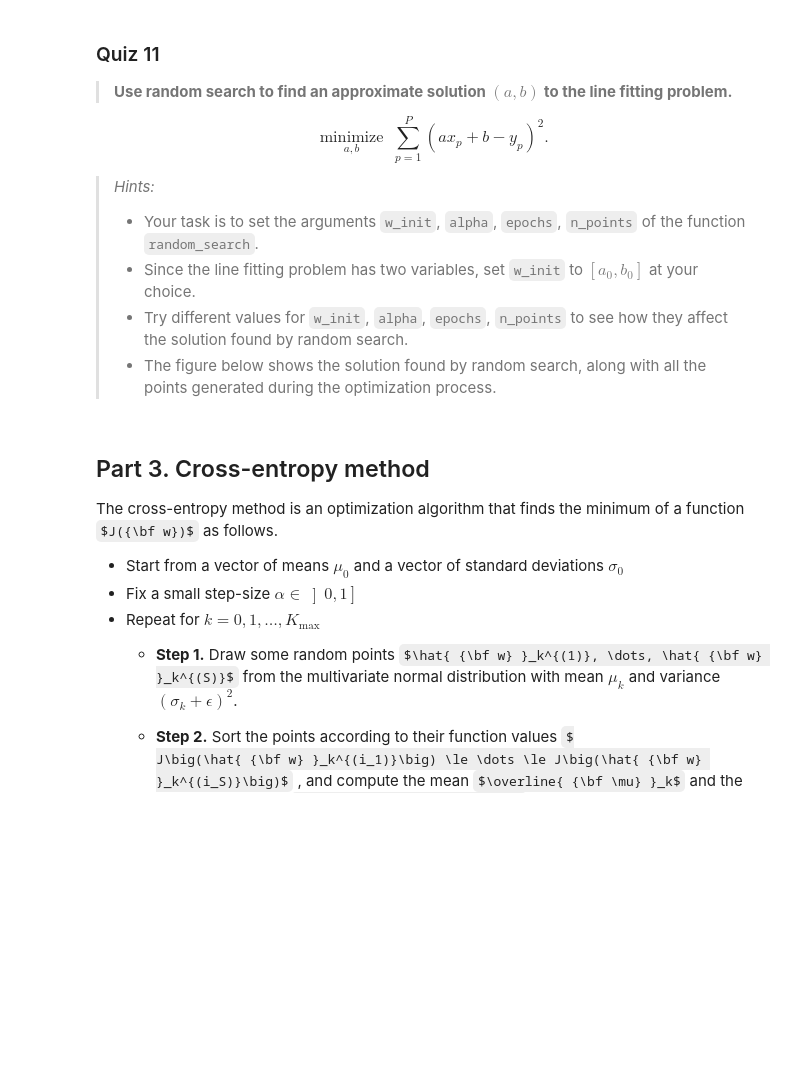
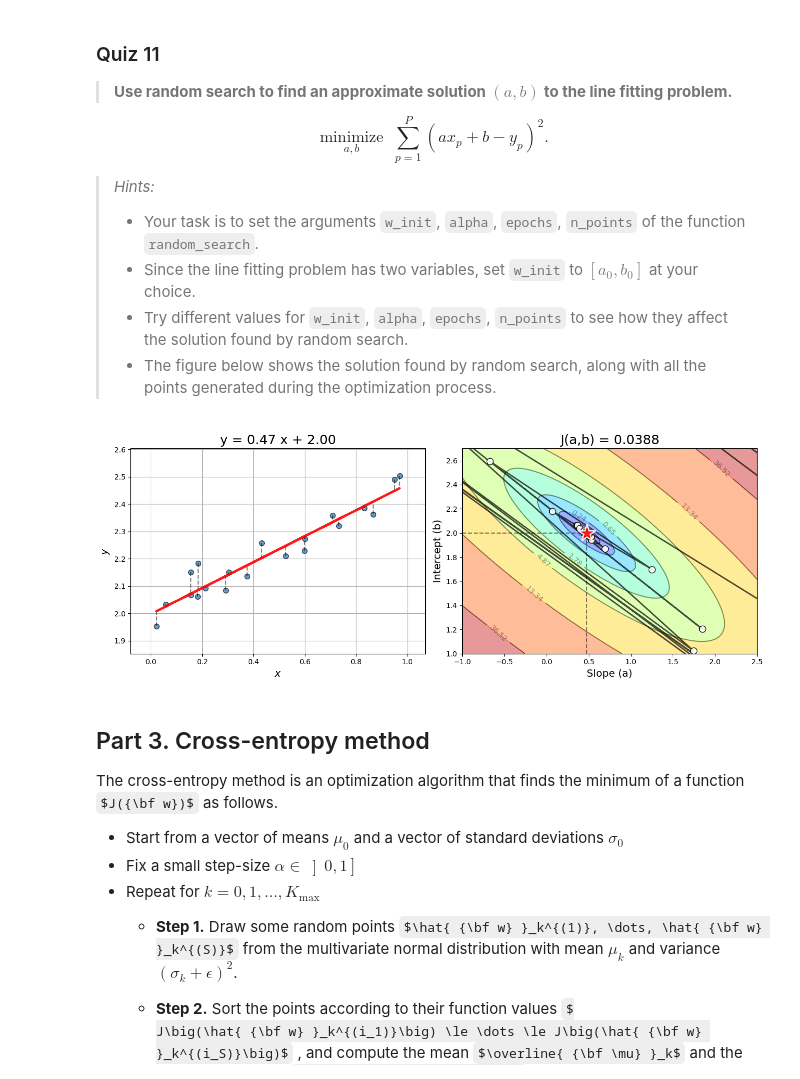
Before and after one commit to Aubert-Antoine/IGI-3013-Optimisation-et-introduction-IA, a Jupyter notebook: LAB02/lab02.ipynb, the cells around one changed output. Cells and saved outputs as stored; diff of their text form; code cells hidden in the pictures; some formulas as TeX source; blank space fills up the shorter version.

```diff
--- a/LAB02/lab02.ipynb
+++ b/LAB02/lab02.ipynb
@@ -681,8 +734,8 @@ directions = np.array([[ 1,  0],
                        [ 1/np.sqrt(2), 1/np.sqrt(2)],
                        [-1/np.sqrt(2), 1/np.sqrt(2)]])
 
-w_all = None # YOUR CODE HERE
-costs = None # YOUR CODE HERE
-min_idx = None # YOUR CODE HERE
+w_all = w+alpha*directions
+costs =  [cost_fun(ws) for ws in w_all]
+min_idx = np.argmin(costs)
 # %%
 ok.grade("circle_updates");
@@ -748,38 +810,38 @@ def random_search(cost_fun, w_init, alpha, epochs, n_points):
     for k in range(epochs):
 
         # Create a random matrix of shape (n_points, w.size) from the normal distribution
-        directions = None # YOUR CODE HERE
+        directions = np.random.randn(n_points, w.size)
 
         # Divide each row of 'directions' by its norm
-        directions = None # YOUR CODE HERE
+        directions = directions/np.linalg.norm(directions, axis=1, keepdims=True)
 
         # Compute 'w + alpha * d' for every row of 'directions'
-        w_all = None # YOUR CODE HERE
+        w_all = w+alpha*directions
 
         # Apply 'cost_fun' of each row of 'w_all'
-        costs = None # YOUR CODE HERE
+        costs = [cost_fun(ws) for ws in w_all]
 
         # Find the index of the smallest element of 'costs'
-        min_idx = None # YOUR CODE HERE
+        min_idx = np.argmin(costs)
 
         # Update the current point
         if costs[min_idx] < J:
 
             # Select the element of 'costs' at position 'min_idx'
-            J = None # YOUR CODE HERE
+            J = costs[min_idx]
 
             # Select the row of 'w_all' at position 'min_idx'
-            w = None # YOUR CODE HERE
+            w = w_all[min_idx]
 
             # Multiply the step-size by '1.5'
-            alpha = None # YOUR CODE HERE
+            alpha = alpha*1.5
 
             history.append(w)
 
         else:
 
             # Divide the step-size by '1.5**0.25'
-            alpha = None # YOUR CODE HERE
+            alpha = alpha/(1.5**0.25)
 
     return w, np.stack(history)
 # %%
@@ -799,27 +870,29 @@ $$ \operatorname*{minimize}_{a,b}\; \sum_{p=1}^P (a x_p + b - y_p)^2. $$
 # %%
 # Data for the line fitting problem (blue points in the figure above)
 x, y = generate_points()
 
 # Cost function (with 'x' and 'y' used as data)
 cost_fun = lambda w: sse_cost(w, x, y)
 
 # Initial point
-w_init = None # YOUR CODE HERE
+w_init = [-30,30]
 
 # Step-size
-alpha = None # YOUR CODE HERE
+alpha = 100
 
 # Number of iterations
-epochs = None # YOUR CODE HERE
+epochs = 5000
 
 # Number of directions to search
-n_points = None # YOUR CODE HERE
+n_points = 15
 
 # Optimization
 w, history = random_search(cost_fun, w_init, alpha, epochs, n_points)
 
 # Visualization
 show_history(w, history)
+# %% [output]
+[figure, added]
 # %% [markdown]
 ## Part 3. Cross-entropy method
 
```
Also changed, not shown: parts of 15 cells of this notebook, 4 other files.
